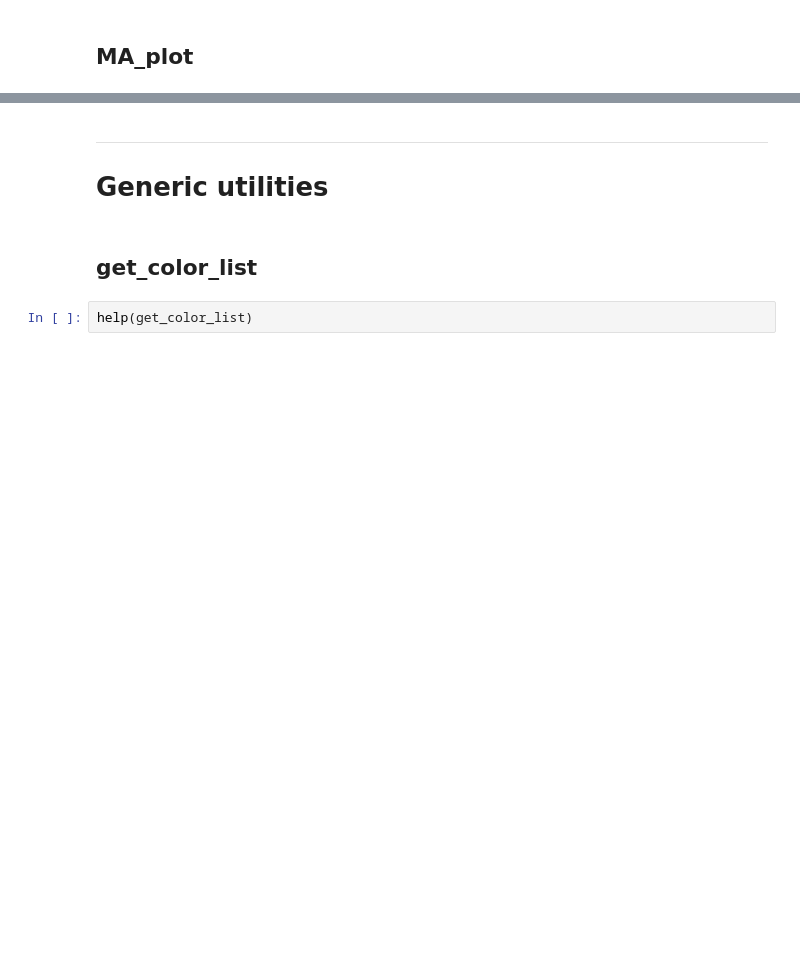
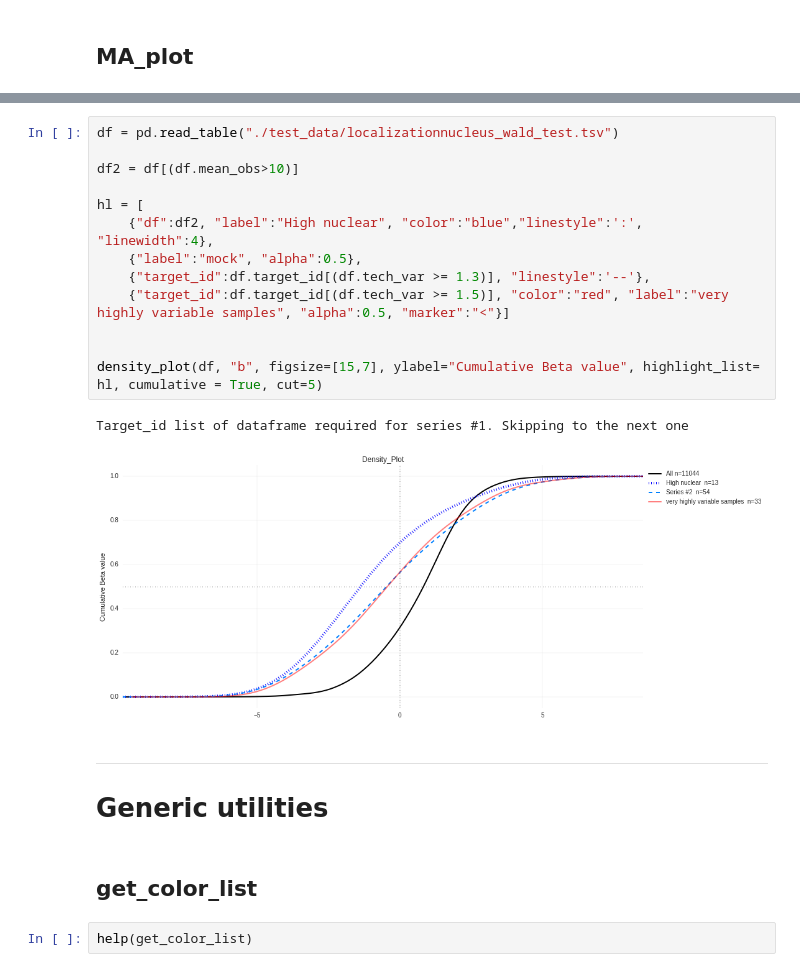
Before and after one commit to a-slide/pyBioPlot, a Jupyter notebook: test_pyBioPlot.ipynb, the cells around one changed output, grey strips where cells are left out. Saved outputs shown, nothing was run; the diff lists cells and outputs as text; blank space fills up the shorter version.

```diff
--- a/test_pyBioPlot.ipynb
+++ b/test_pyBioPlot.ipynb
@@ -103,3 +142,19 @@ MA_plot(df, "mean_obs", "b", FDR=0.01, FDR_col="qval", highlight_list=hl,
+# %%
+df = pd.read_table("./test_data/localizationnucleus_wald_test.tsv")
+
+df2 = df[(df.mean_obs>10)]
+
+hl = [
+    {"df":df2, "label":"High nuclear", "color":"blue","linestyle":':', "linewidth":4},
+    {"label":"mock", "alpha":0.5},
+    {"target_id":df.target_id[(df.tech_var >= 1.3)], "linestyle":'--'},
+    {"target_id":df.target_id[(df.tech_var >= 1.5)], "color":"red", "label":"very highly variable samples", "alpha":0.5, "marker":"<"}]
+
+
+density_plot(df, "b", figsize=[15,7], ylabel="Cumulative Beta value", highlight_list= hl, cumulative = True, cut=5)
+# %% [output]
+Target_id list of dataframe required for series #1. Skipping to the next one
+[figure, added]
 # %% [markdown]
 ---
 # Generic utilities
```
Also changed, not shown: parts of 15 cells of this notebook, 1 other file.
